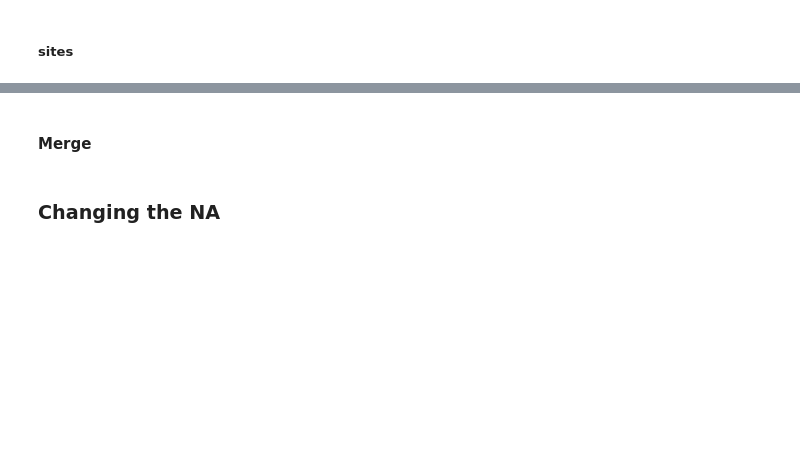
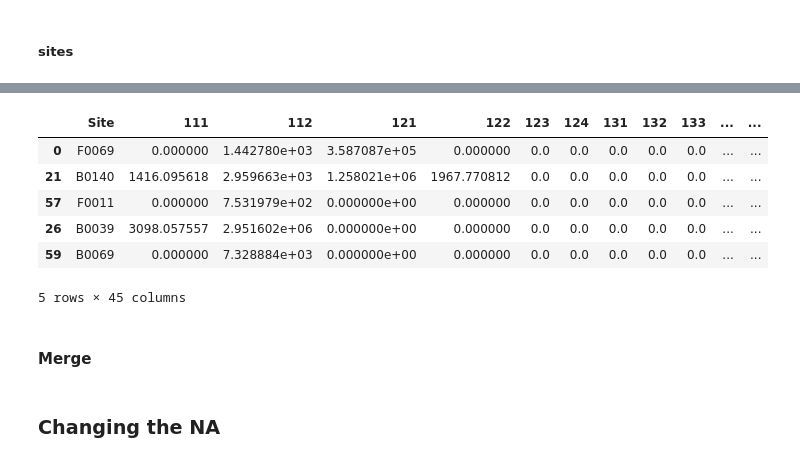
Before and after one commit to Demesmaeker/beeOdiversity, a Jupyter notebook: 01_preprocessing.ipynb, the cells around one changed output, grey strips where cells are left out. Drawn from its saved outputs; the diff is of its cells as text; code cells hidden in the pictures; blank space fills up the shorter version.

```diff
--- a/01_preprocessing.ipynb
+++ b/01_preprocessing.ipynb
@@ -393,3 +474,13 @@ sites_df.sample(5)
+# %%
+by_sites_df.sample(5)
+# %% [output]
+|  | Site | 111 | 112 | 121 | 122 | 123 | 124 | 131 | 132 | 133 | ... | ... |
+| 0 | F0069 | 0.000000 | 1.442780e+03 | 3.587087e+05 | 0.000000 | 0.0 | 0.0 | 0.0 | 0.0 | 0.0 | ... | ... |
+| 21 | B0140 | 1416.095618 | 2.959663e+03 | 1.258021e+06 | 1967.770812 | 0.0 | 0.0 | 0.0 | 0.0 | 0.0 | ... | ... |
+| 57 | F0011 | 0.000000 | 7.531979e+02 | 0.000000e+00 | 0.000000 | 0.0 | 0.0 | 0.0 | 0.0 | 0.0 | ... | ... |
+| 26 | B0039 | 3098.057557 | 2.951602e+06 | 0.000000e+00 | 0.000000 | 0.0 | 0.0 | 0.0 | 0.0 | 0.0 | ... | ... |
+| 59 | B0069 | 0.000000 | 7.328884e+03 | 0.000000e+00 | 0.000000 | 0.0 | 0.0 | 0.0 | 0.0 | 0.0 | ... | ... |
+5 rows × 45 columns
 # %% [markdown]
 #### Merge
 # %% [markdown]
```
Also changed, not shown: parts of 22 cells of this notebook, 1 other file.
